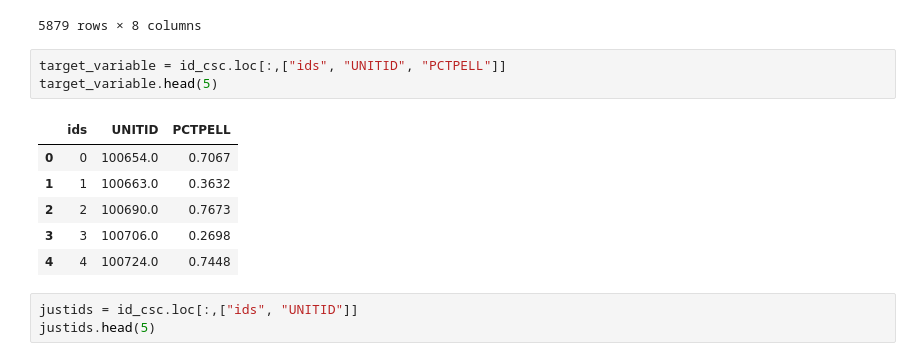
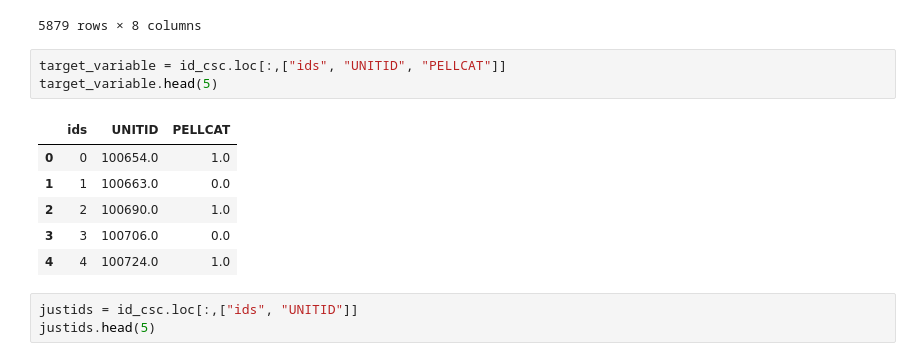
Before and after one commit to njones738/Classification-of-Pell-Institutions, a Jupyter notebook: scripts/process.ipynb, the cells around one changed output. Drawn from its saved outputs; the diff is of its cells as text.

```diff
--- a/scripts/process.ipynb
+++ b/scripts/process.ipynb
@@ -125,15 +127,15 @@ id_csc
 | 5878 | 493451.0 | 39704 | 3970402.0 | 39704.0 | WellSpring School of Allied Healt... | 1.0 | 0.8261 | 5878 |
 5879 rows × 8 columns
 # %%
-target_variable = id_csc.loc[:,["ids", "UNITID", "PCTPELL"]]
+target_variable = id_csc.loc[:,["ids", "UNITID", "PELLCAT"]]
 target_variable.head(5)
 # %% [output]
-|  | ids | UNITID | PCTPELL |
-| 0 | 0 | 100654.0 | 0.7067 |
-| 1 | 1 | 100663.0 | 0.3632 |
-| 2 | 2 | 100690.0 | 0.7673 |
-| 3 | 3 | 100706.0 | 0.2698 |
-| 4 | 4 | 100724.0 | 0.7448 |
+|  | ids | UNITID | PELLCAT |
+| 0 | 0 | 100654.0 | 1.0 |
+| 1 | 1 | 100663.0 | 0.0 |
+| 2 | 2 | 100690.0 | 1.0 |
+| 3 | 3 | 100706.0 | 0.0 |
+| 4 | 4 | 100724.0 | 1.0 |
 # %%
 justids = id_csc.loc[:,["ids", "UNITID"]]
 justids.head(5)
```
Also changed, not shown: parts of 47 cells of this notebook, 15 other files.
